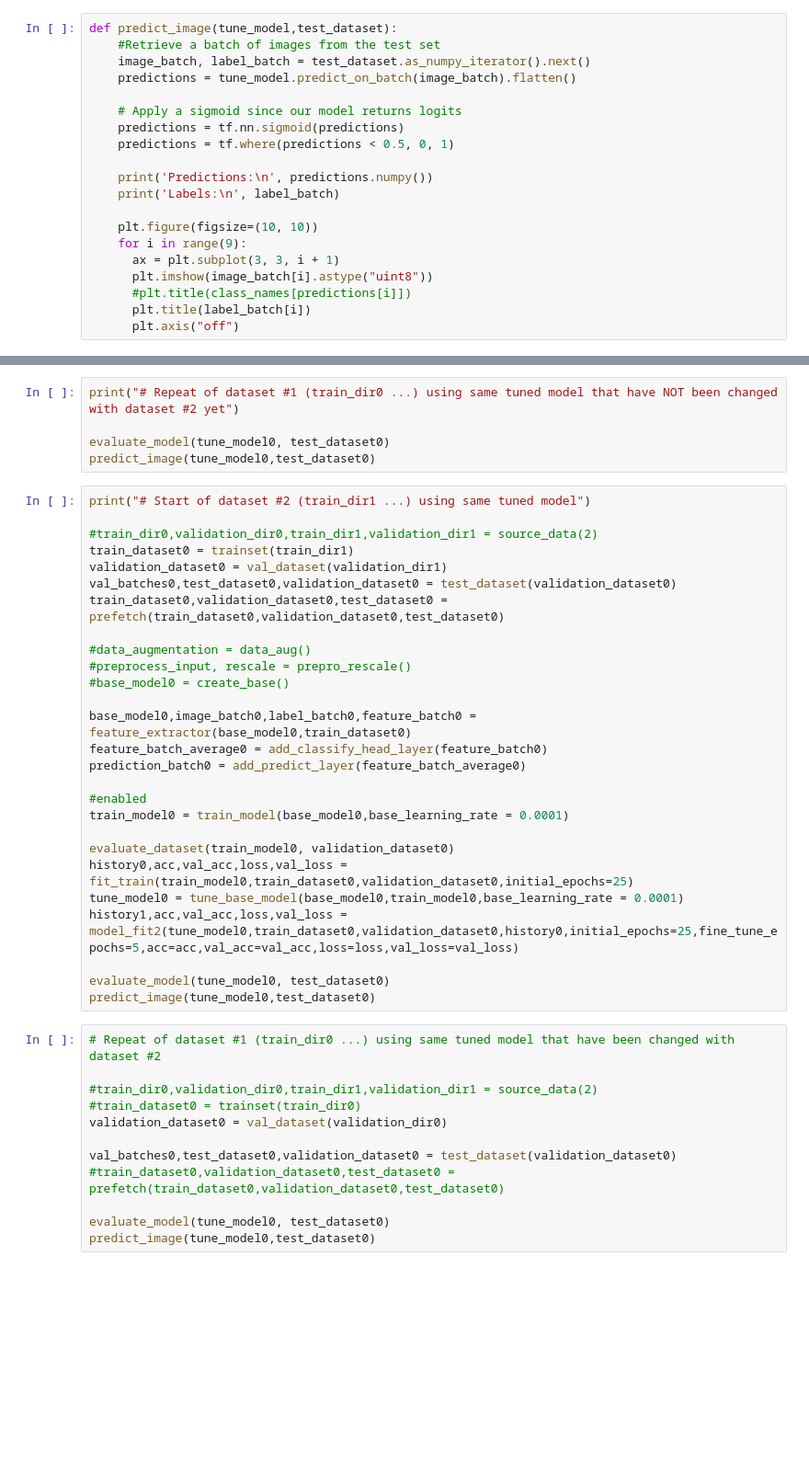
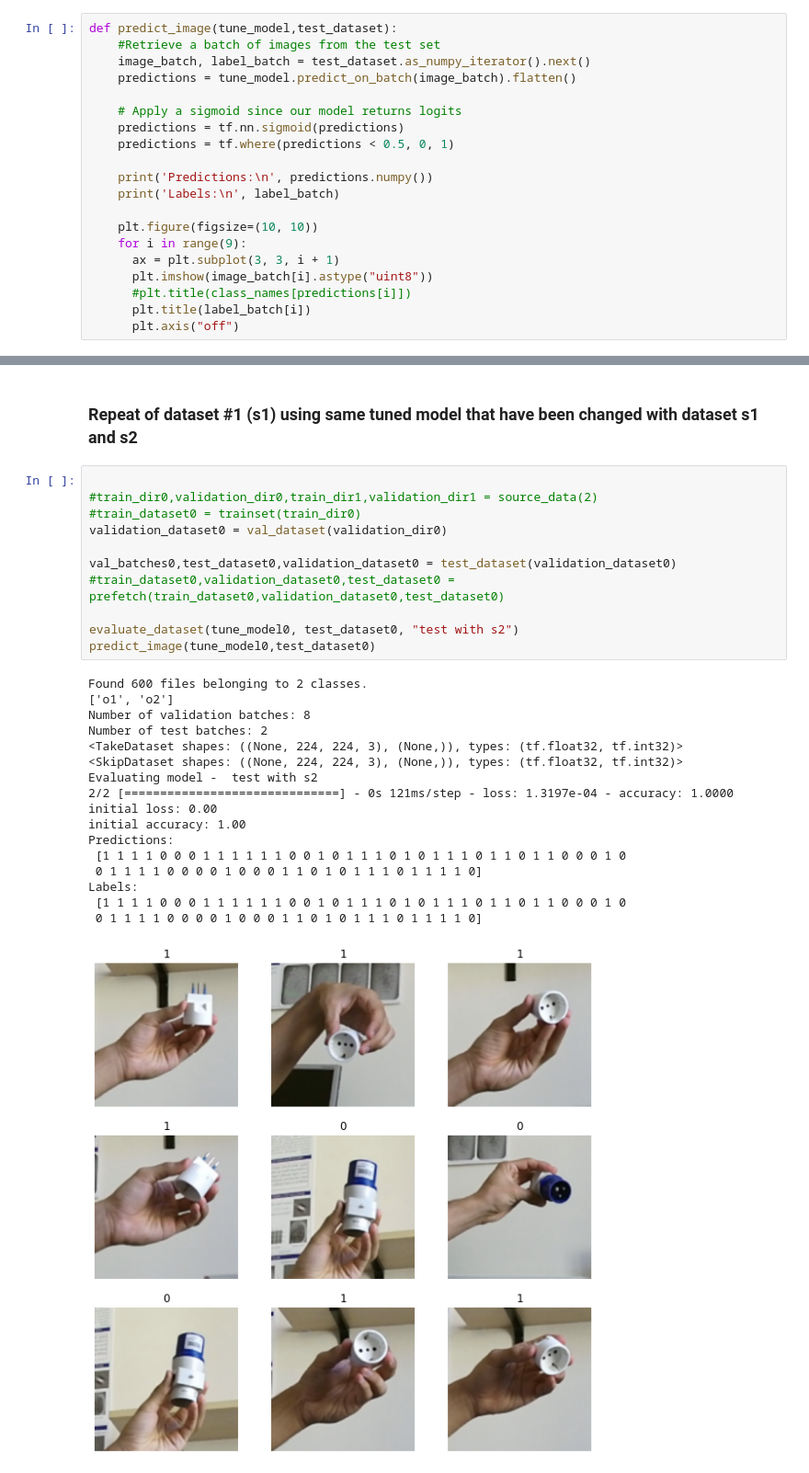
Before and after one commit to ayhkusa/cvpr_clvision_challenge, a Jupyter notebook: transfer_learning_core50_NI_4.ipynb, the cells around one changed output, grey strips where cells are left out. Shown at 92% size. Cells and saved outputs as stored; diff of their text form; blank space fills up the shorter version.

```diff
--- a/transfer_learning_core50_NI_4.ipynb
+++ b/transfer_learning_core50_NI_4.ipynb
@@ -778,44 +651,31 @@ ValueError: Shapes (32,) and (None, 11) are incompatible
-# %%
-print("# Repeat of dataset #1 (train_dir0 ...) using same tuned model that have NOT been changed with dataset #2 yet")
-
-evaluate_model(tune_model0, test_dataset0)
-predict_image(tune_model0,test_dataset0)
-# %%
-print("# Start of dataset #2 (train_dir1 ...) using same tuned model")
-
-#train_dir0,validation_dir0,train_dir1,validation_dir1 = source_data(2)
-train_dataset0 = trainset(train_dir1)
-validation_dataset0 = val_dataset(validation_dir1)
-val_batches0,test_dataset0,validation_dataset0 = test_dataset(validation_dataset0)
-train_dataset0,validation_dataset0,test_dataset0 = prefetch(train_dataset0,validation_dataset0,test_dataset0)
-
-#data_augmentation = data_aug()
-#preprocess_input, rescale = prepro_rescale()
-#base_model0 = create_base()
-
-base_model0,image_batch0,label_batch0,feature_batch0 = feature_extractor(base_model0,train_dataset0)
-feature_batch_average0 = add_classify_head_layer(feature_batch0)
-prediction_batch0 = add_predict_layer(feature_batch_average0)
-
-#enabled
-train_model0 = train_model(base_model0,base_learning_rate = 0.0001)
-
-evaluate_dataset(train_model0, validation_dataset0)
-history0,acc,val_acc,loss,val_loss = fit_train(train_model0,train_dataset0,validation_dataset0,initial_epochs=25)
-tune_model0 = tune_base_model(base_model0,train_model0,base_learning_rate = 0.0001)
-history1,acc,val_acc,loss,val_loss = model_fit2(tune_model0,train_dataset0,validation_dataset0,history0,initial_epochs=25,fine_tune_epochs=5,acc=acc,val_acc=val_acc,loss=loss,val_loss=val_loss)
-
-evaluate_model(tune_model0, test_dataset0)
-predict_image(tune_model0,test_dataset0)
+# %% [markdown]
+### Repeat of dataset #1 (s1) using same tuned model that have been changed with dataset s1 and s2
 # %%
-# Repeat of dataset #1 (train_dir0 ...) using same tuned model that have been changed with dataset #2
 
 #train_dir0,validation_dir0,train_dir1,validation_dir1 = source_data(2)
 #train_dataset0 = trainset(train_dir0)
 validation_dataset0 = val_dataset(validation_dir0)
 
 val_batches0,test_dataset0,validation_dataset0 = test_dataset(validation_dataset0)
 #train_dataset0,validation_dataset0,test_dataset0 = prefetch(train_dataset0,validation_dataset0,test_dataset0)
 
-evaluate_model(tune_model0, test_dataset0)
+evaluate_dataset(tune_model0, test_dataset0, "test with s2")
 predict_image(tune_model0,test_dataset0)
+# %% [output]
+Found 600 files belonging to 2 classes.
+['o1', 'o2']
+Number of validation batches: 8
+Number of test batches: 2
+<TakeDataset shapes: ((None, 224, 224, 3), (None,)), types: (tf.float32, tf.int32)>
+<SkipDataset shapes: ((None, 224, 224, 3), (None,)), types: (tf.float32, tf.int32)>
+Evaluating model -  test with s2
+2/2 [==============================] - 0s 121ms/step - loss: 1.3197e-04 - accuracy: 1.0000
+initial loss: 0.00
+initial accuracy: 1.00
+Predictions:
+ [1 1 1 1 0 0 0 1 1 1 1 1 1 0 0 1 0 1 1 1 0 1 0 1 1 1 0 1 1 0 1 1 0 0 0 1 0
+ 0 1 1 1 1 0 0 0 0 1 0 0 0 1 1 0 1 0 1 1 1 0 1 1 1 1 0]
+Labels:
+ [1 1 1 1 0 0 0 1 1 1 1 1 1 0 0 1 0 1 1 1 0 1 0 1 1 1 0 1 1 0 1 1 0 0 0 1 0
+ 0 1 1 1 1 0 0 0 0 1 0 0 0 1 1 0 1 0 1 1 1 0 1 1 1 1 0]
+[figure, added]
```
Also changed, not shown: parts of 131 cells of this notebook, 2 other files.
